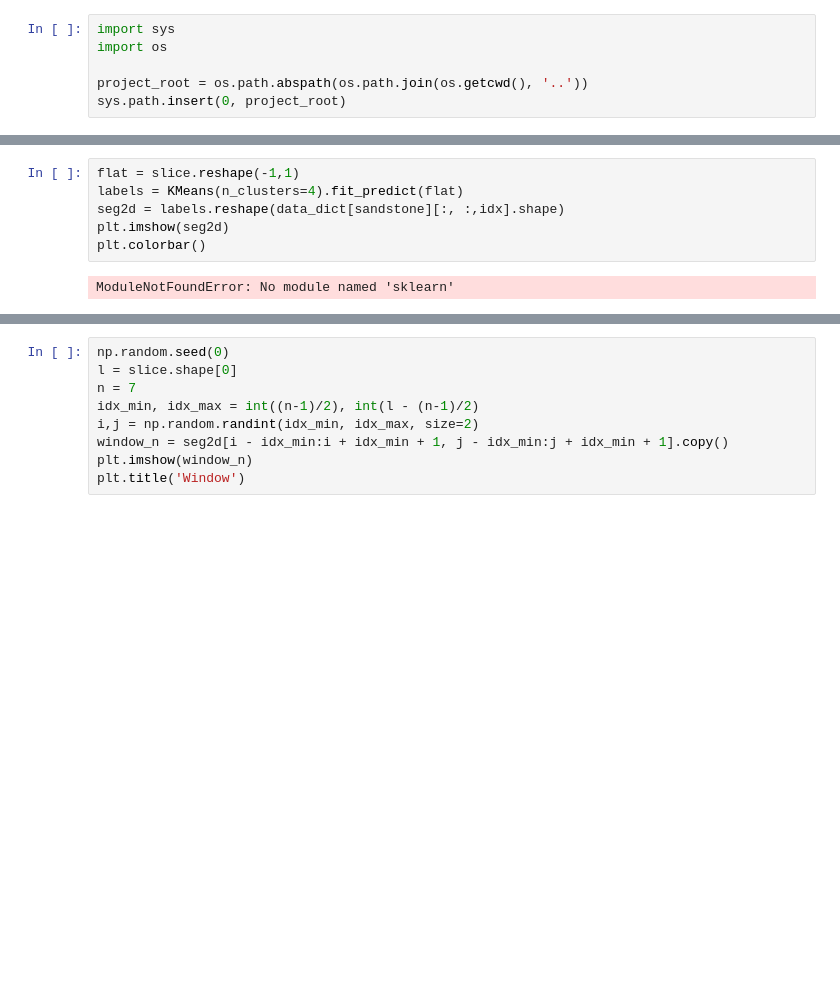
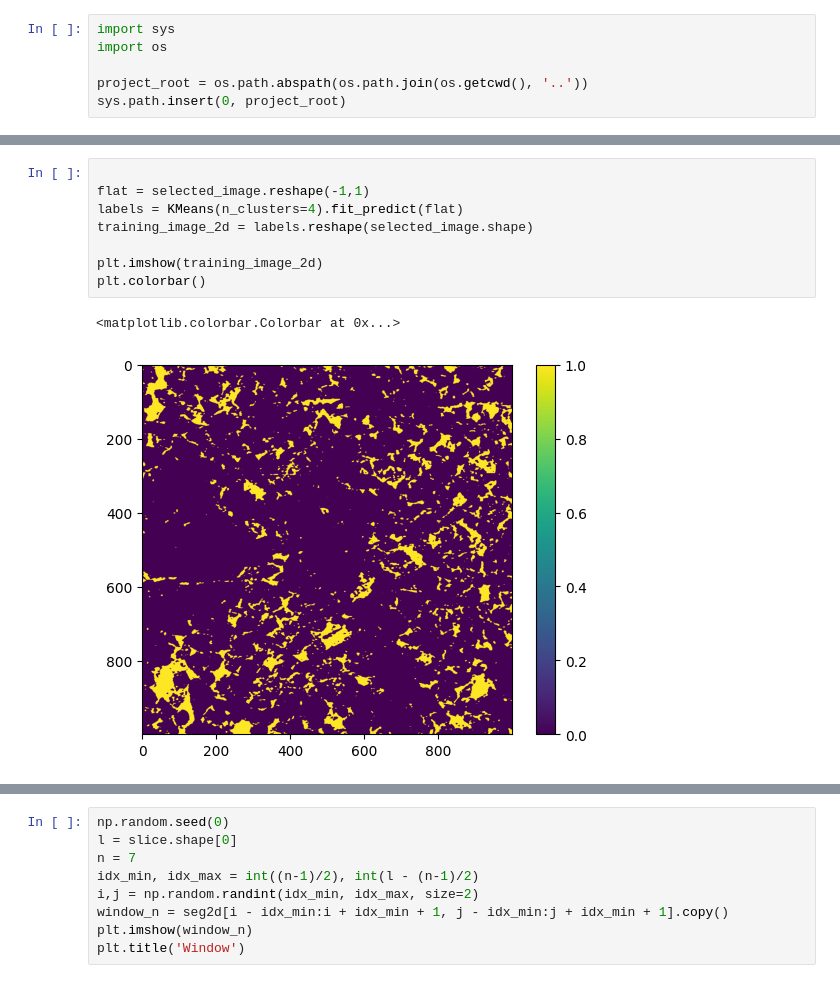
Before and after one commit to epedropaulo/multi-point-statistics, a Jupyter notebook: scratchs/003_MPS_test_local.ipynb, the cells around one changed output, grey strips where cells are left out. Cells and saved outputs as stored; diff of their text form; blank space fills up the shorter version.

```diff
--- a/scratchs/003_MPS_test_local.ipynb
+++ b/scratchs/003_MPS_test_local.ipynb
@@ -63,9 +47,12 @@ for i, name in enumerate(names):
 # %%
-flat = slice.reshape(-1,1)
+
+flat = selected_image.reshape(-1,1)
 labels = KMeans(n_clusters=4).fit_predict(flat)
-seg2d = labels.reshape(data_dict[sandstone][:, :,idx].shape)
-plt.imshow(seg2d)
+training_image_2d = labels.reshape(selected_image.shape)
+
+plt.imshow(training_image_2d)
 plt.colorbar()
 # %% [output]
-ModuleNotFoundError: No module named 'sklearn'
+<matplotlib.colorbar.Colorbar at 0x...>
+[figure, added]
 # %%
```
Also changed, not shown: parts of 13 cells of this notebook.
